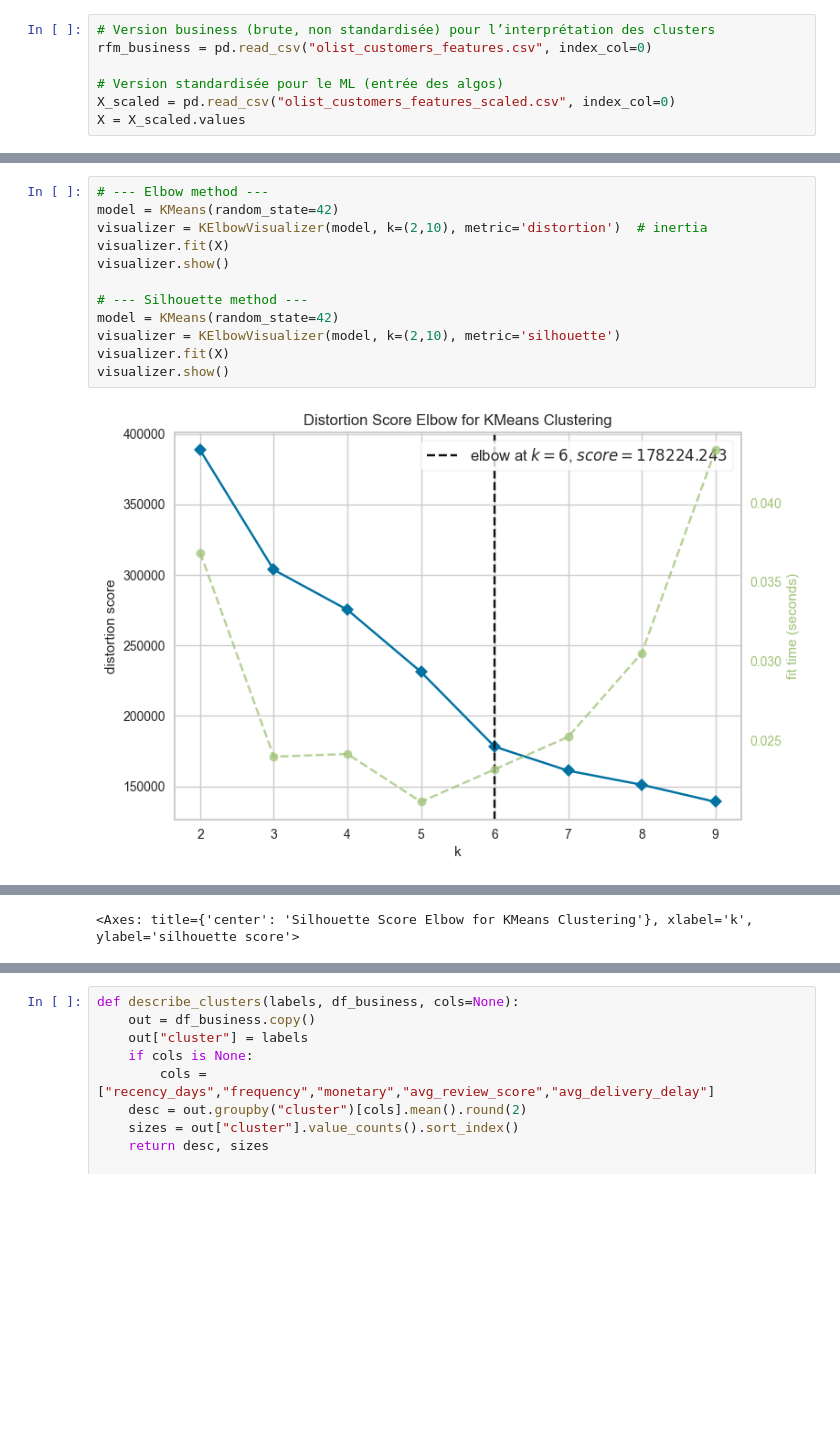
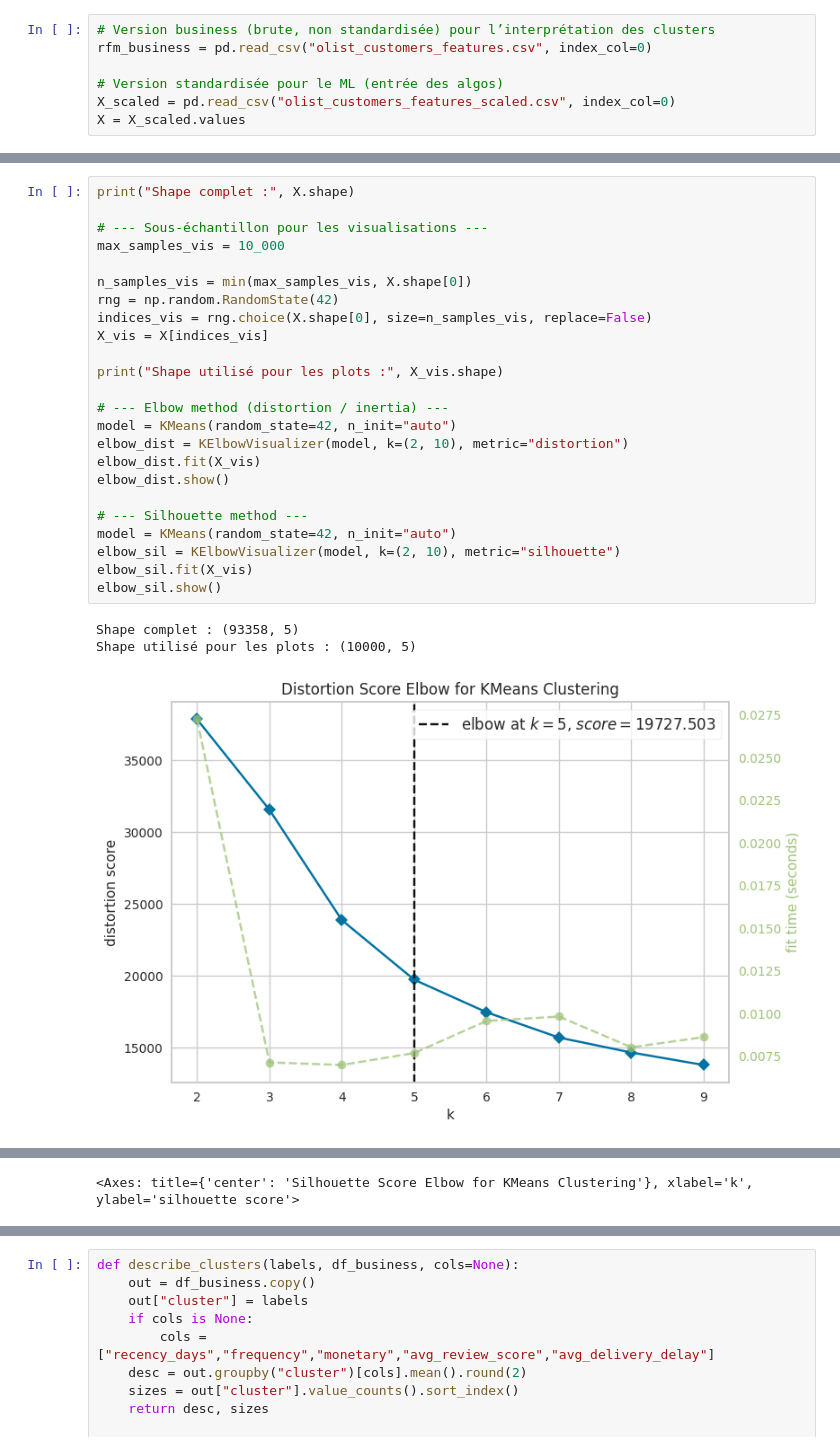
Before and after one commit to AurelienGruzon/customer-segmentation-ecommerce, a Jupyter notebook: notebooks/tests_clusterings.ipynb, the cells around one changed output, grey strips where cells are left out. Drawn from its saved outputs; the diff is of its cells as text; blank space fills up the shorter version.

Commit message:
mise a jour des clusters - dbscan et agglomerative clustering à faire

```diff
--- a/notebooks/tests_clusterings.ipynb
+++ b/notebooks/tests_clusterings.ipynb
@@ -60,16 +40,30 @@ print("Shape:", X_scaled.shape)
 | max | 3.115941e+00 | 6.679496e+01 | 5.964701e+01 | 6.632840e-01 | 2.064395e+01 |
 Shape: (93358, 5)
 # %%
-# --- Elbow method ---
-model = KMeans(random_state=42)
-visualizer = KElbowVisualizer(model, k=(2,10), metric='distortion')  # inertia
-visualizer.fit(X)
-visualizer.show()
+print("Shape complet :", X.shape)
+
+# --- Sous-échantillon pour les visualisations ---
+max_samples_vis = 10_000
+
+n_samples_vis = min(max_samples_vis, X.shape[0])
+rng = np.random.RandomState(42)
+indices_vis = rng.choice(X.shape[0], size=n_samples_vis, replace=False)
+X_vis = X[indices_vis]
+
+print("Shape utilisé pour les plots :", X_vis.shape)
+
+# --- Elbow method (distortion / inertia) ---
+model = KMeans(random_state=42, n_init="auto")
+elbow_dist = KElbowVisualizer(model, k=(2, 10), metric="distortion")
+elbow_dist.fit(X_vis)
+elbow_dist.show()
 
 # --- Silhouette method ---
-model = KMeans(random_state=42)
-visualizer = KElbowVisualizer(model, k=(2,10), metric='silhouette')
-visualizer.fit(X)
-visualizer.show()
+model = KMeans(random_state=42, n_init="auto")
+elbow_sil = KElbowVisualizer(model, k=(2, 10), metric="silhouette")
+elbow_sil.fit(X_vis)
+elbow_sil.show()
 # %% [output]
+Shape complet : (93358, 5)
+Shape utilisé pour les plots : (10000, 5)
-[figure, old version]
+[figure, new version]
@@ -77,4 +71,4 @@ visualizer.show()
-<Axes: title={'center': 'Silhouette Score Elbow for KMeans Clustering'}, xlabel='k', ylabel='silhouette score'>
+<Axes: title={'center': 'Silhouette Score Elbow for KMeans Clustering'}, xlabel='k', ylabel='silhouette score'>
 # %%
 rows = []
 for k in range(2, 11):
```
Also changed, not shown: parts of 5 cells of this notebook.
